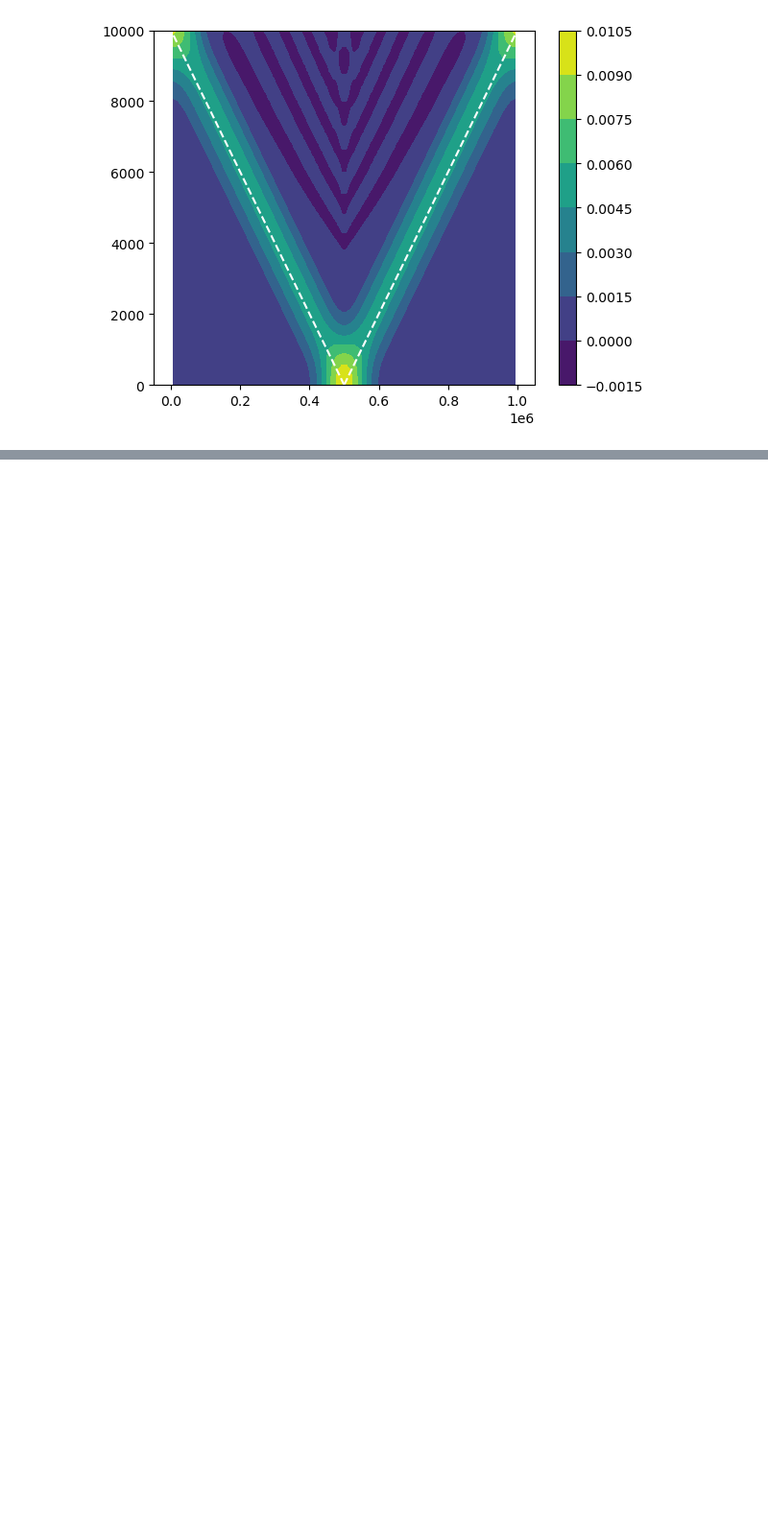
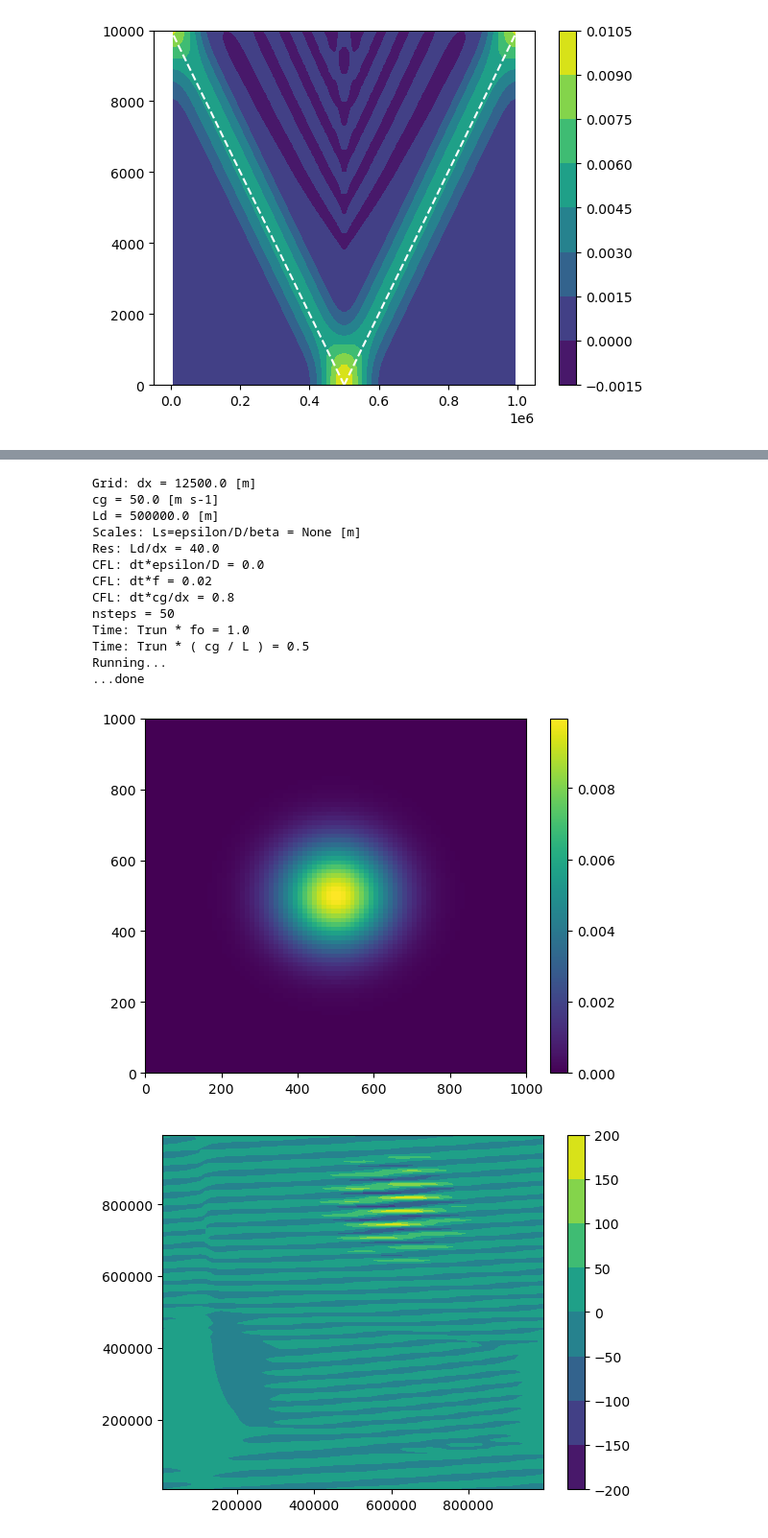
Before and after one commit to ThomasLi0314/OSSWEM_Thomas, a Jupyter notebook: Prototype.ipynb, the cells around one changed output, grey strips where cells are left out. Shown at 96% size. Drawn from its saved outputs; the diff is of its cells as text; code cells hidden in the pictures; blank space fills up the shorter version.

Commit message:
Returning: halting a-grid version

```diff
--- a/Prototype.ipynb
+++ b/Prototype.ipynb
@@ -345,0 +347,32 @@ plt.pcolormesh(M.x1/1e3, M.y1/1e3, eta[:,:,-1]); plt.colorbar();
+# %%
+# Geostrophic adjustment problem
+M = DQSWE(80,
+          10., # Gravity [m s-2]
+          250., # Max depth [m]
+          1000.e3, # Domain width [m]
+          1.e-4, # Coriolis [s-1]
+          0.e-11, # df/dy [m-1 s-1]
+          0.e-3 # Drag rate [m-1 s-1]
+          )
+M.perturbed_eta(0.01, 100.e3, 500e3, y0=500e3)
+plt.pcolormesh( M.xq/1e3, M.yq/1e3, M.eta ); plt.colorbar();
+
+u,v,eta,time = M.run(200.,1,50);
+plt.figure();
+plt.contourf( M.x1, M.y1, eta[-1] ); plt.colorbar();
+# %% [output]
+Grid: dx = 12500.0 [m]
+cg = 50.0 [m s-1]
+Ld = 500000.0 [m]
+Scales: Ls=epsilon/D/beta = None [m]
+Res: Ld/dx = 40.0
+CFL: dt*epsilon/D = 0.0
+CFL: dt*f = 0.02
+CFL: dt*cg/dx = 0.8
+nsteps = 50
+Time: Trun * fo = 1.0
+Time: Trun * ( cg / L ) = 0.5
+Running...
+...done
+[figure, added]
+[figure, added]
```
Also changed, not shown: parts of 4 cells of this notebook, 1 other file.
